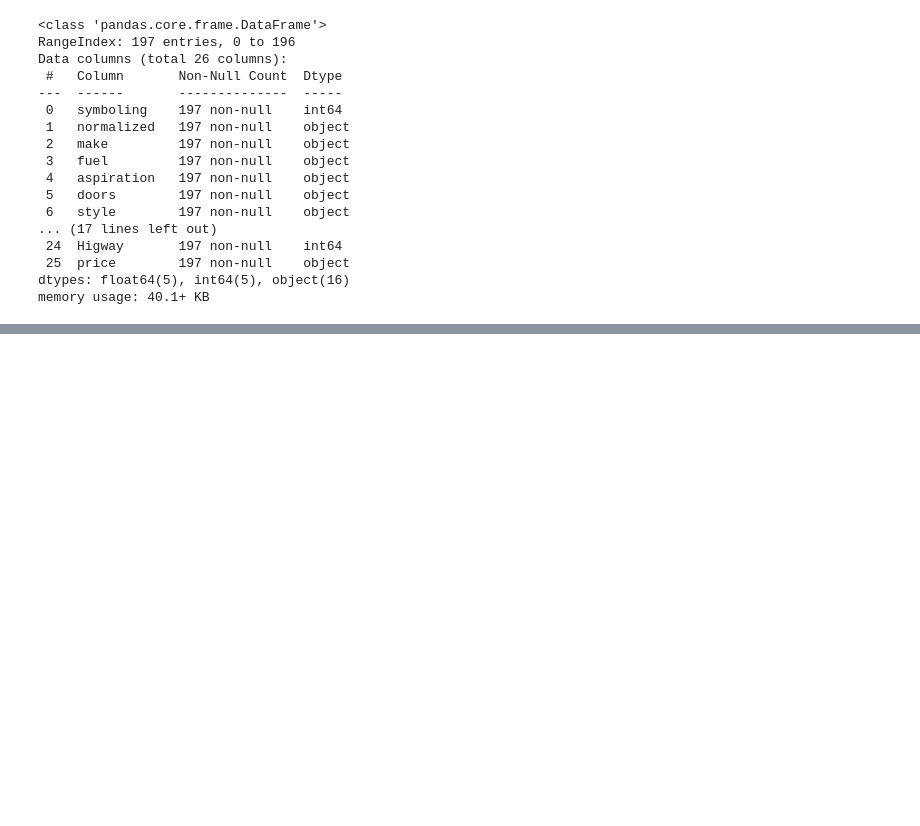
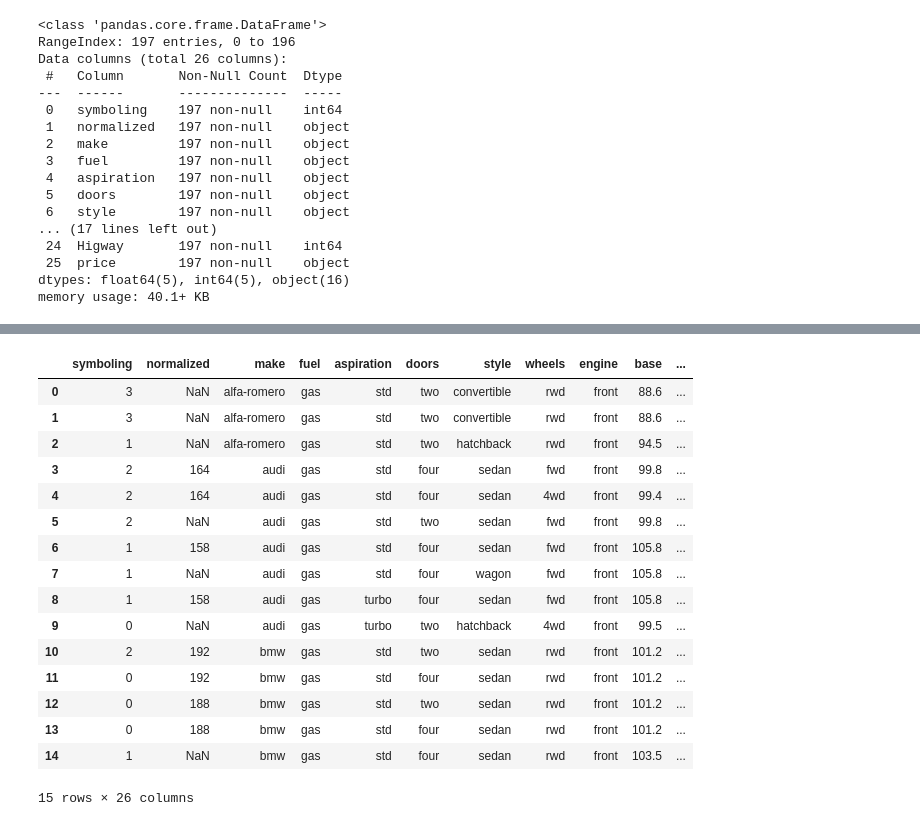
Before and after one commit to nicolecubero/Portafolio-de-evidencias-, a Jupyter notebook: ANALISISDATOS_AUTOS.ipynb, the cells around one changed output, grey strips where cells are left out. Drawn from its saved outputs; the diff is of its cells as text; code cells hidden in the pictures; blank space fills up the shorter version.

```diff
--- a/ANALISISDATOS_AUTOS.ipynb
+++ b/ANALISISDATOS_AUTOS.ipynb
@@ -129,0 +154,4 @@ memory usage: 40.1+ KB
+# %%
+unionArchivos = [df_1er_autos, df_2do_autos] #lista de DataFrame
+dfAutos = pd.concat(unionArchivos)
+dfAutos.shape #en el parentesis de abajo el primer dato es la cantidad de registros y el segundo cantidad de archivos
@@ -129,0 +205,20 @@ memory usage: 40.1+ KB
+# %%
+dfAutos.head(15)
+# %% [output]
+|  | symboling | normalized | make | fuel | aspiration | doors | style | wheels | engine | base | ... |
+| 0 | 3 | NaN | alfa-romero | gas | std | two | convertible | rwd | front | 88.6 | ... |
+| 1 | 3 | NaN | alfa-romero | gas | std | two | convertible | rwd | front | 88.6 | ... |
+| 2 | 1 | NaN | alfa-romero | gas | std | two | hatchback | rwd | front | 94.5 | ... |
+| 3 | 2 | 164 | audi | gas | std | four | sedan | fwd | front | 99.8 | ... |
+| 4 | 2 | 164 | audi | gas | std | four | sedan | 4wd | front | 99.4 | ... |
+| 5 | 2 | NaN | audi | gas | std | two | sedan | fwd | front | 99.8 | ... |
+| 6 | 1 | 158 | audi | gas | std | four | sedan | fwd | front | 105.8 | ... |
+| 7 | 1 | NaN | audi | gas | std | four | wagon | fwd | front | 105.8 | ... |
+| 8 | 1 | 158 | audi | gas | turbo | four | sedan | fwd | front | 105.8 | ... |
+| 9 | 0 | NaN | audi | gas | turbo | two | hatchback | 4wd | front | 99.5 | ... |
+| 10 | 2 | 192 | bmw | gas | std | two | sedan | rwd | front | 101.2 | ... |
+| 11 | 0 | 192 | bmw | gas | std | four | sedan | rwd | front | 101.2 | ... |
+| 12 | 0 | 188 | bmw | gas | std | two | sedan | rwd | front | 101.2 | ... |
+| 13 | 0 | 188 | bmw | gas | std | four | sedan | rwd | front | 101.2 | ... |
+| 14 | 1 | NaN | bmw | gas | std | four | sedan | rwd | front | 103.5 | ... |
+15 rows × 26 columns
```
Also changed, not shown: parts of 22 cells of this notebook.
